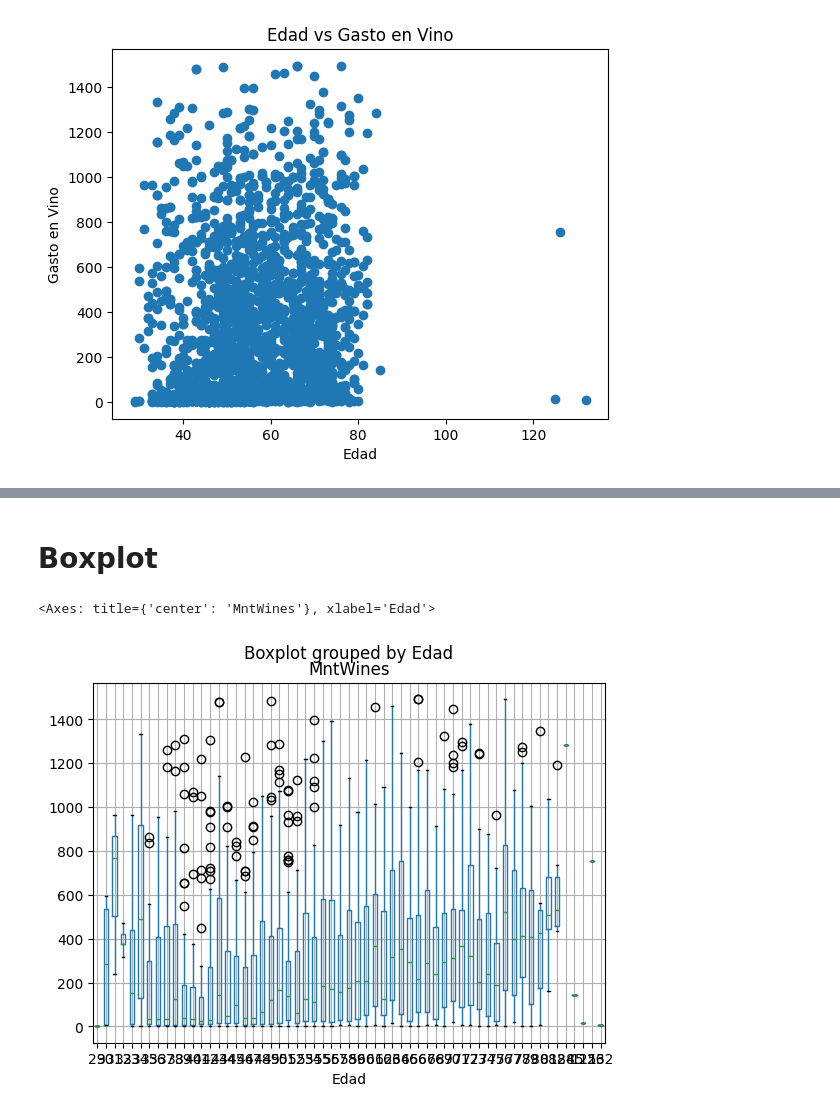
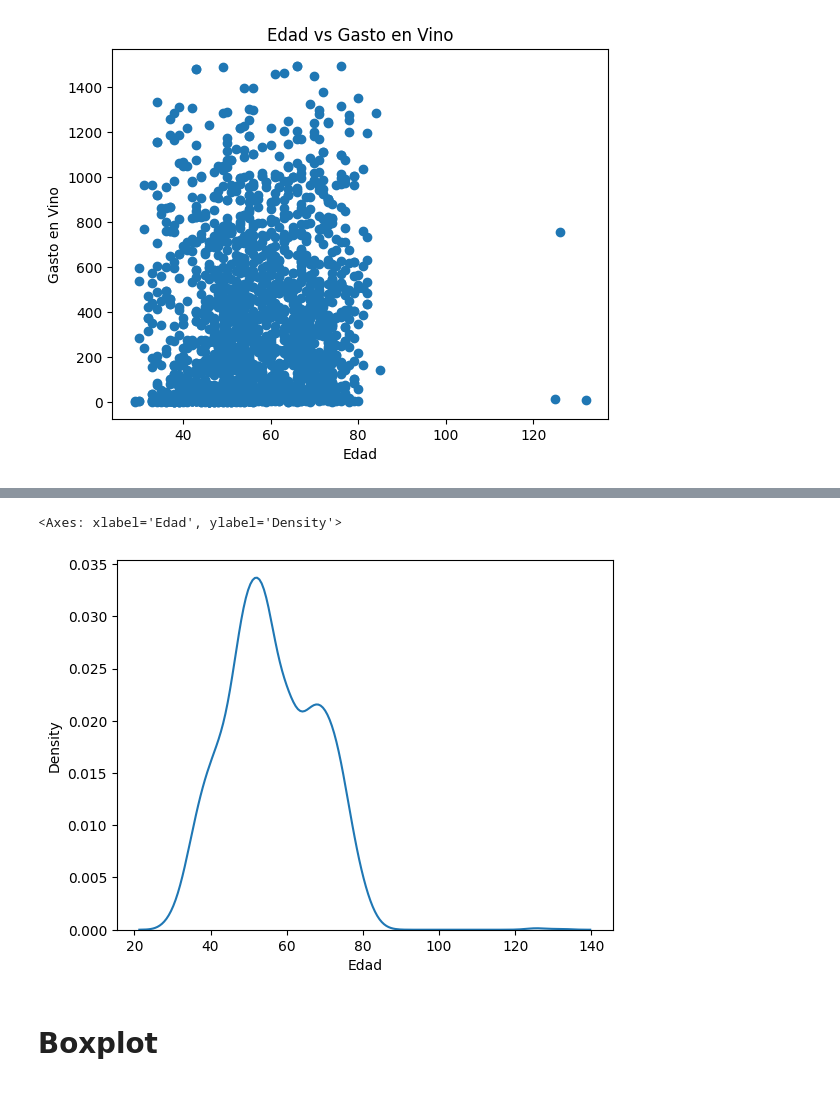
Before and after one commit to DeisyData/Fundamentos_IA, a Jupyter notebook: S5_C2_EDA_marketing_clase.ipynb, the cells around one changed output, grey strips where cells are left out. Saved outputs shown, nothing was run; the diff lists cells and outputs as text; code cells hidden in the pictures.

```diff
--- a/S5_C2_EDA_marketing_clase.ipynb
+++ b/S5_C2_EDA_marketing_clase.ipynb
@@ -210,8 +250,7 @@ Text(0.5, 1.0, 'Edad vs Gasto en Vino')
+# %%
+sns.kdeplot(df['Edad'])
+# %% [output]
+<Axes: xlabel='Edad', ylabel='Density'>
+[figure, added]
 # %% [markdown]
 # Boxplot
-# %%
-sub_df = df[['MntWines','Edad']]
-sub_df.boxplot(column = 'MntWines', by = 'Edad')
-# %% [output]
-<Axes: title={'center': 'MntWines'}, xlabel='Edad'>
-[figure, removed]
```
Also changed, not shown: parts of 19 cells of this notebook.
